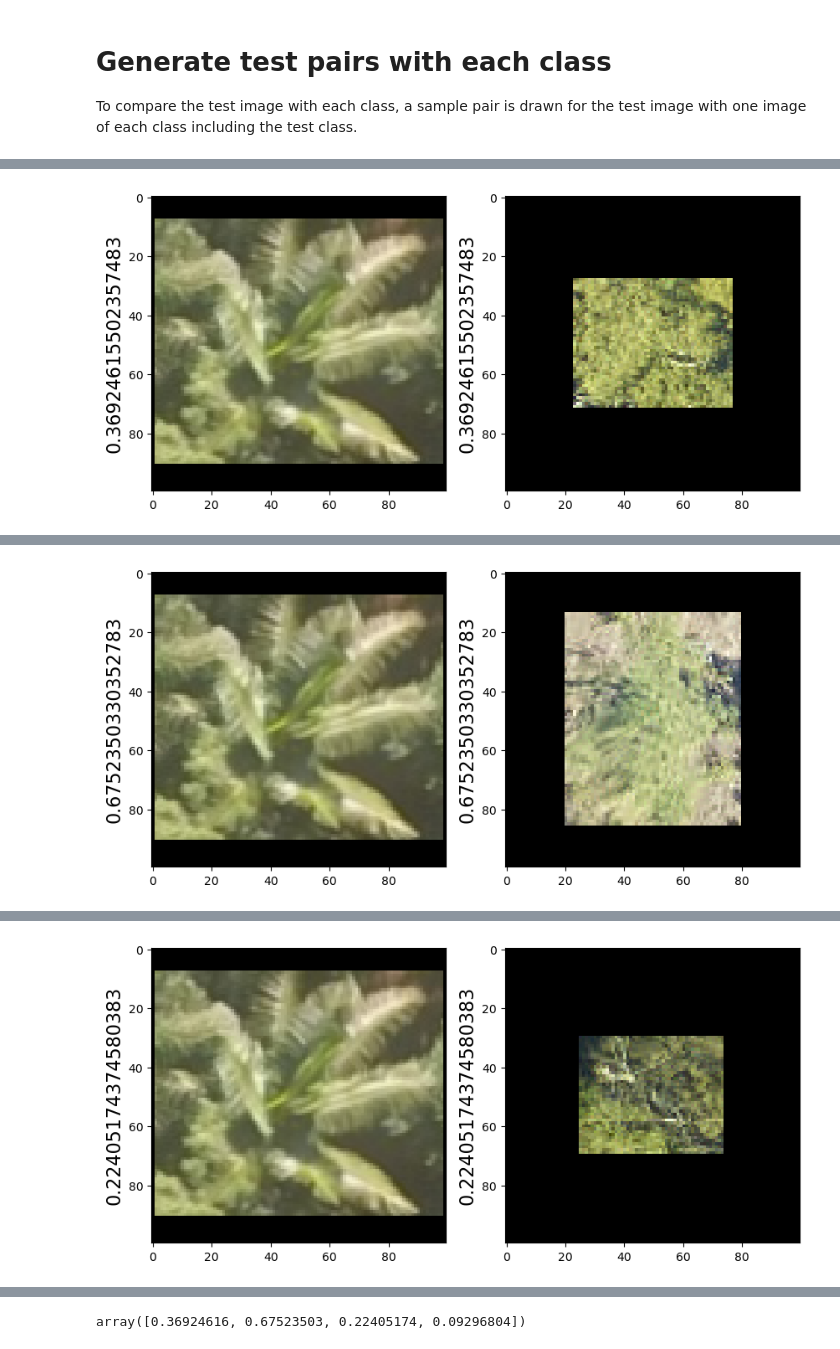
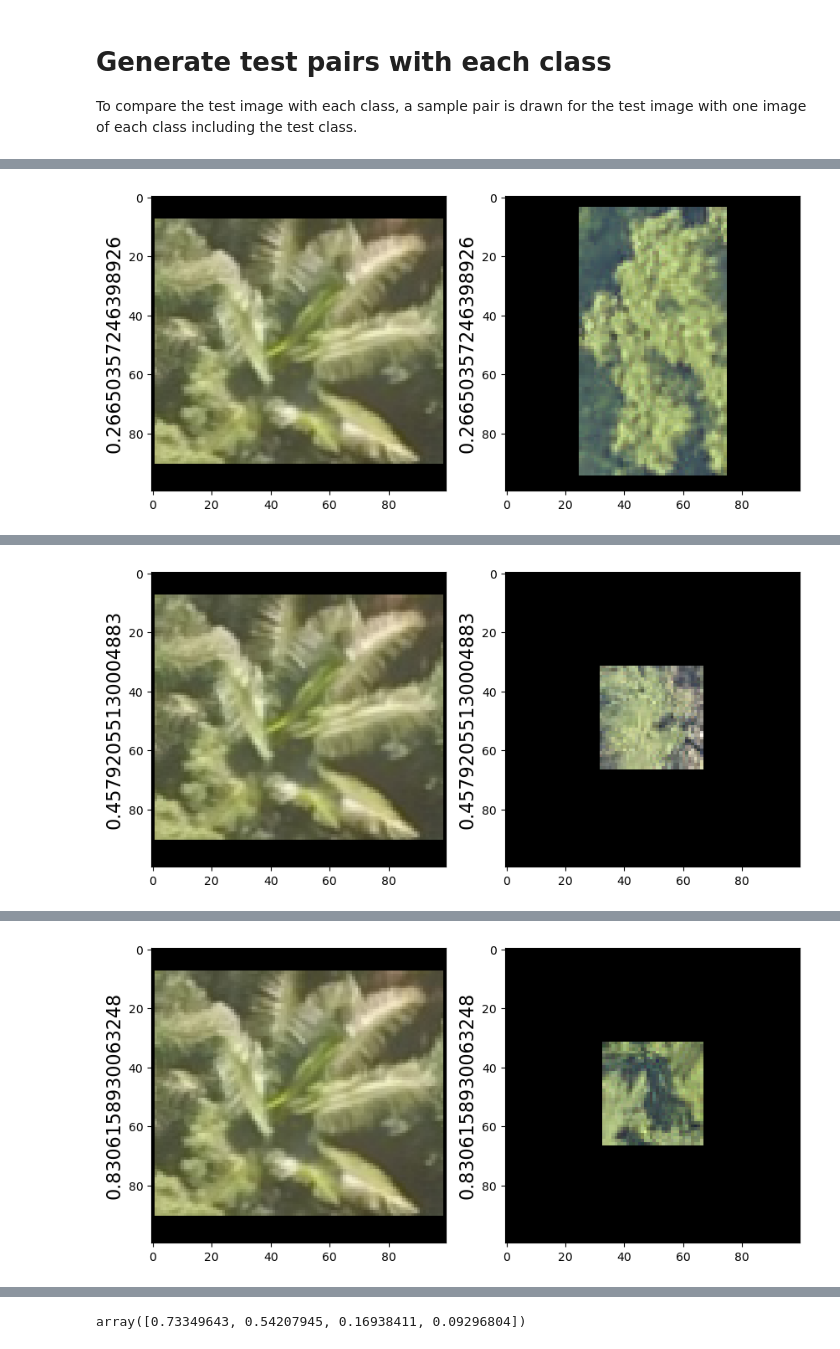
Before and after one commit to XAI4GEO/Deepforest_Trials, a Jupyter notebook: siamese_network/test_case/test_case.ipynb, the cells around one changed output, grey strips where cells are left out. Drawn from its saved outputs; the diff is of its cells as text; code cells hidden in the pictures.

Commit message:
added model for test case

```diff
--- a/siamese_network/test_case/test_case.ipynb
+++ b/siamese_network/test_case/test_case.ipynb
@@ -93,0 +107,2 @@ load_model_weights(model, 'inputs/da_optimized_weights.h5')
+# %%
+model = tf.keras.models.load_model('inputs/siamese_model.keras')
@@ -172,10 +189,10 @@ for index, pair in enumerate(test_image_pairs):
     fig = plt.figure(figsize=(10, 15))
     sub = fig.add_subplot(1, 2, 1)
     plt.imshow(pair[0])
-    sub.set_ylabel(prediction[index], fontsize=16)
+    sub.set_ylabel((1-prediction[index]), fontsize=16)
     sub = fig.add_subplot(1, 2, 2)
     plt.imshow(pair[1])
-    sub.set_ylabel(prediction[index], fontsize=16)
+    sub.set_ylabel((1-prediction[index]), fontsize=16)
     plt.show()
 prediction
 # %% [output]
@@ -183 +200 @@ prediction
-[figure, old version]
+[figure, new version]
@@ -185 +202 @@ prediction
-[figure, old version]
+[figure, new version]
@@ -187 +204 @@ prediction
-[figure, old version]
+[figure, new version]
@@ -190 +207 @@ prediction
-array([0.36924616, 0.67523503, 0.22405174, 0.09296804])
+array([0.73349643, 0.54207945, 0.16938411, 0.09296804])
```
Also changed, not shown: parts of 4 cells of this notebook, 6 other files.
